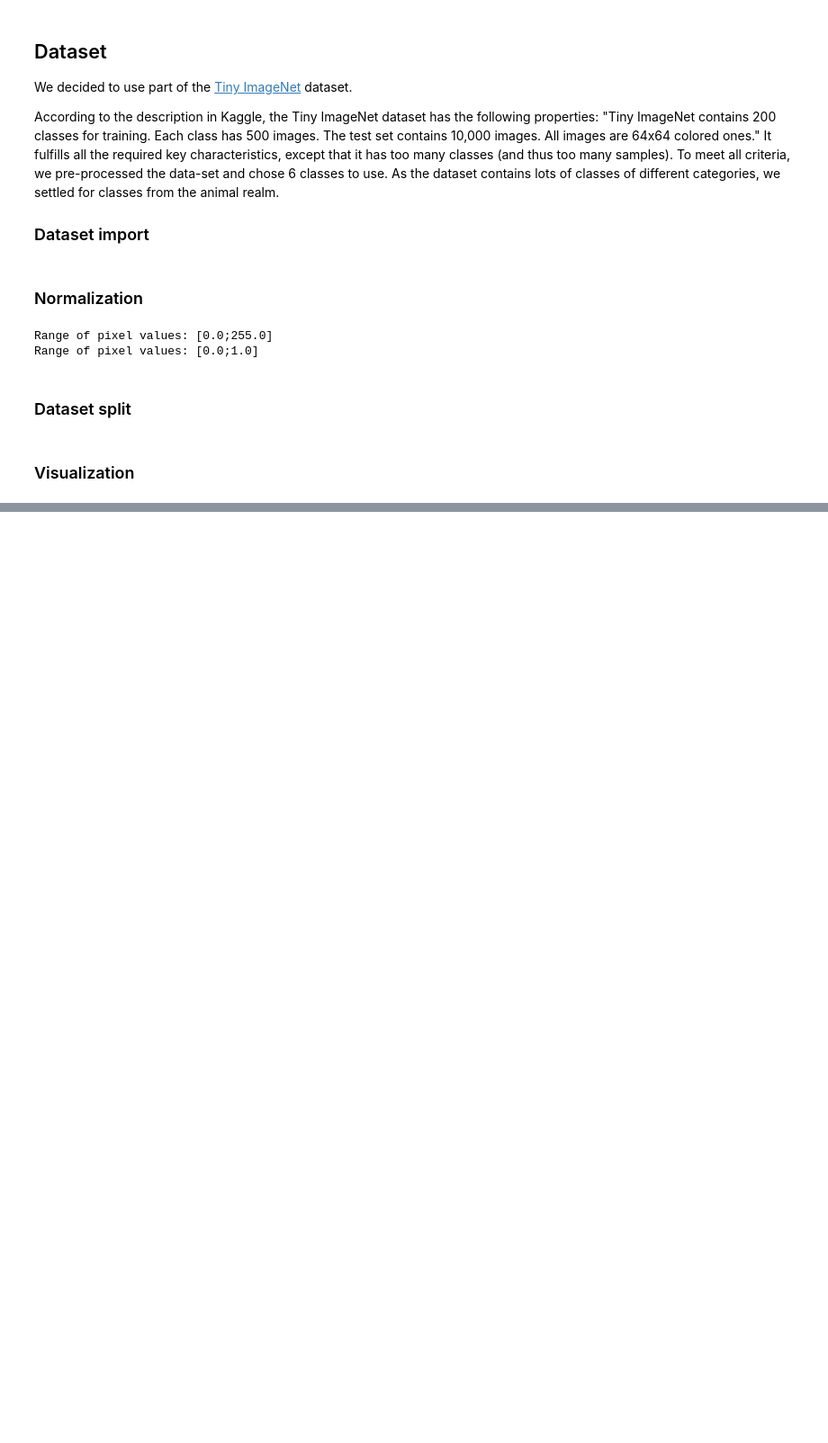
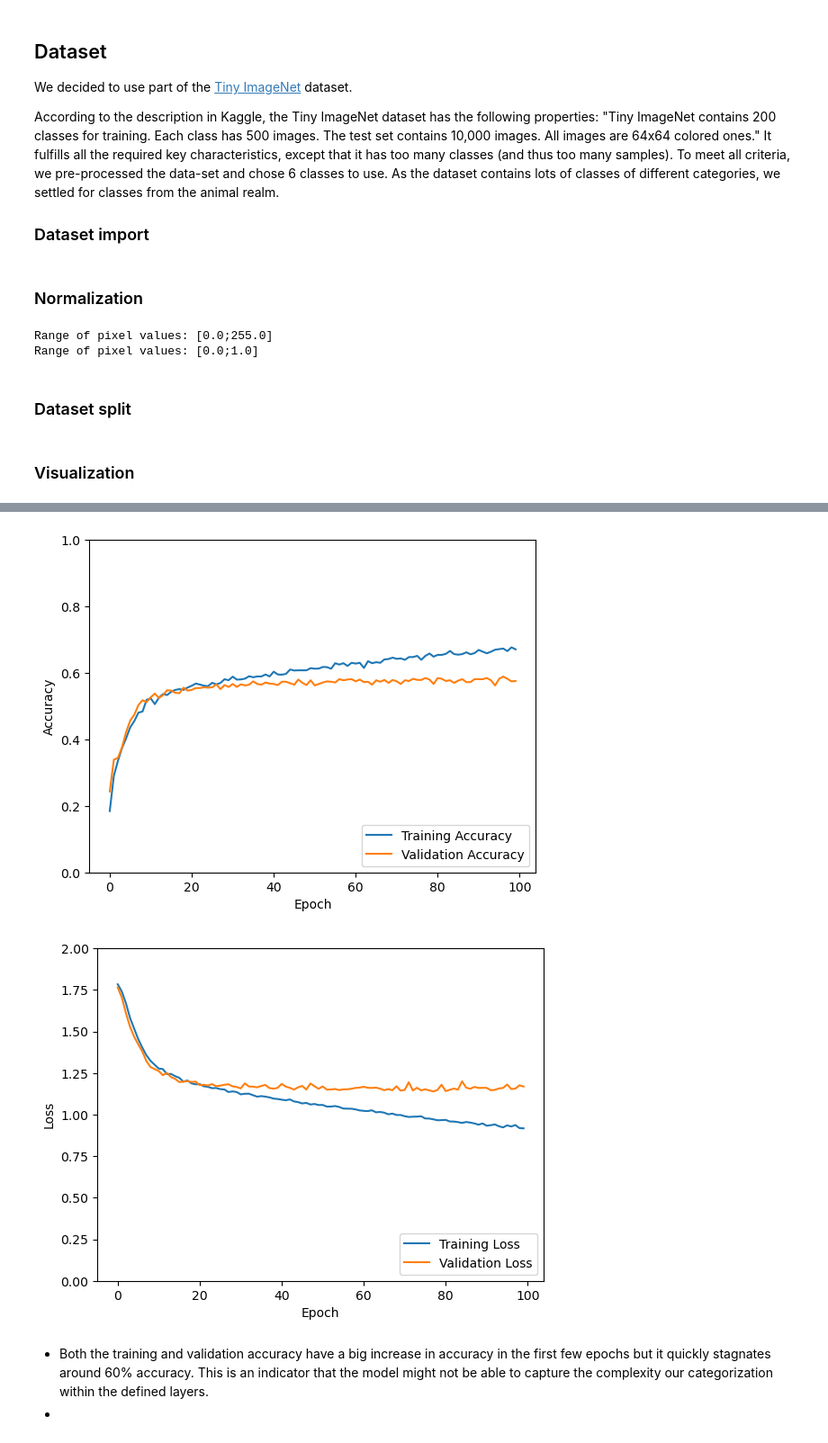
Before and after one commit to oliverdietsche/aiap-miniproj2, a Jupyter notebook: main.ipynb, the cells around one changed output, grey strips where cells are left out. Shown at 90% size. Cells and saved outputs as stored; diff of their text form; code cells hidden in the pictures; blank space fills up the shorter version.

```diff
--- a/main.ipynb
+++ b/main.ipynb
@@ -116,0 +137,16 @@ Number of channels: 3
+# %%
+num_classes = len(class_labels)
+
+model = models.Sequential([
+    layers.Conv2D(8, (2, 2), activation='relu', input_shape=(image_height, image_width, 3)),
+    layers.MaxPooling2D((4, 4)),
+    layers.Conv2D(16, (2, 2), activation='relu', strides=(2, 2)),
+    layers.MaxPooling2D((2, 2)),
+])
+
+model.summary()
+
+model.add(layers.Flatten())
+model.add(layers.Dense(num_classes))
+
+model.summary()
@@ -116,0 +171,7 @@ Number of channels: 3
+# %%
+model.compile(optimizer='adam',
+              loss=tf.keras.losses.SparseCategoricalCrossentropy(from_logits=True),
+              metrics=['accuracy'])
+
+history = model.fit(train_imgs, train_labels, epochs=100,
+                    validation_data=(test_imgs, test_labels))
@@ -116,0 +198,22 @@ Number of channels: 3
+# %%
+plt.plot(history.history['accuracy'], label='Training Accuracy')
+plt.plot(history.history['val_accuracy'], label = 'Validation Accuracy')
+plt.xlabel('Epoch')
+plt.ylabel('Accuracy')
+plt.ylim([0, 1])
+plt.legend(loc='lower right')
+plt.show()
+
+plt.plot(history.history['loss'], label='Training Loss')
+plt.plot(history.history['val_loss'], label = 'Validation Loss')
+plt.xlabel('Epoch')
+plt.ylabel('Loss')
+plt.ylim([0, 2])
+plt.legend(loc='lower right')
+plt.show()
+# %% [output]
+[figure, added]
+[figure, added]
+# %% [markdown]
+- Both the training and validation accuracy have a big increase in accuracy in the first few epochs but it quickly stagnates around 60% accuracy. This is an indicator that the model might not be able to capture the complexity our categorization within the defined layers.
+-
```
Also changed, not shown: parts of 5 cells of this notebook, 1 other file.
